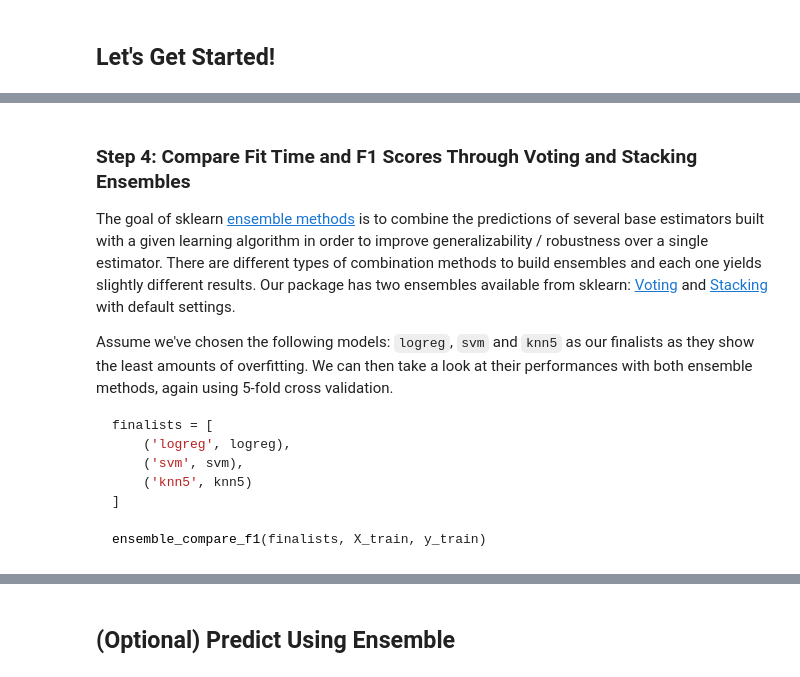
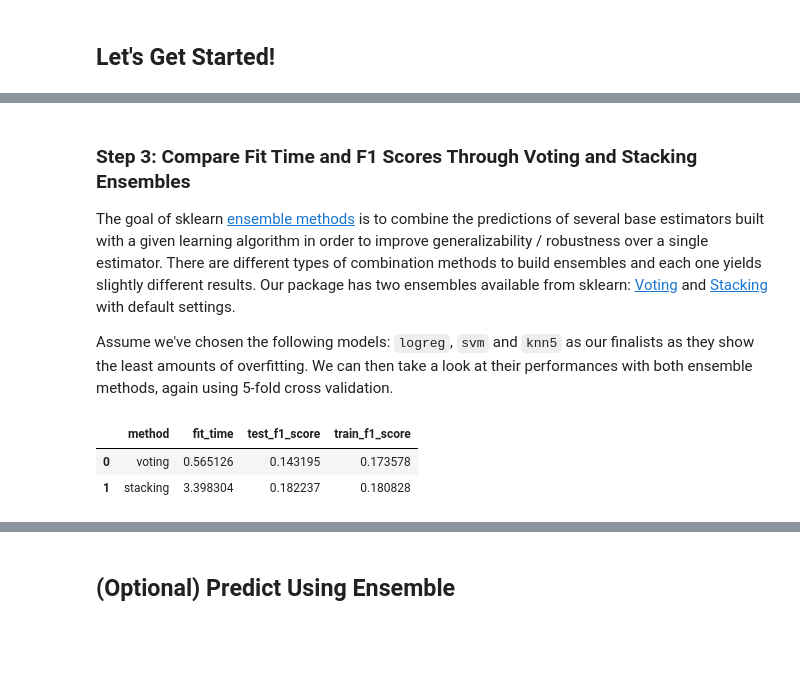
Before and after one commit to UBC-MDS/compare_classifiers, a Jupyter notebook: docs/example.ipynb, the cells around one changed output, grey strips where cells are left out. Cells and saved outputs as stored; diff of their text form; code cells hidden in the pictures; blank space fills up the shorter version.

````diff
--- a/docs/example.ipynb
+++ b/docs/example.ipynb
@@ -118,17 +168,21 @@ _(Please excuse the low test scores on the test dataset! Due to limited time of
 # %% [markdown]
-### Step 4: Compare Fit Time and F1 Scores Through Voting and Stacking Ensembles
+### Step 3: Compare Fit Time and F1 Scores Through Voting and Stacking Ensembles
 
 The goal of sklearn [ensemble methods](https://medium.com/@abhishekjainindore24/different-types-of-ensemble-techniques-bagging-boosting-stacking-voting-blending-b04355a03c93) is to combine the predictions of several base estimators built with a given learning algorithm in order to improve generalizability / robustness over a single estimator. There are different types of combination methods to build ensembles and each one yields slightly different results. Our package has two ensembles available from sklearn: [Voting](https://scikit-learn.org/1.5/modules/generated/sklearn.ensemble.VotingClassifier.html) and [Stacking](https://scikit-learn.org/dev/modules/generated/sklearn.ensemble.StackingClassifier.html) with default settings.
 
 Assume we've chosen the following models: `logreg`, `svm` and `knn5` as our finalists as they show the least amounts of overfitting. We can then take a look at their performances with both ensemble methods, again using 5-fold cross validation.
-
-```python
-finalists = [
-    ('logreg', logreg),
-    ('svm', svm),
-    ('knn5', knn5)
-]
-
-ensemble_compare_f1(finalists, X_train, y_train)
-```
+# %%
+from compare_classifiers.ensemble_compare_f1 import ensemble_compare_f1
+
+finalists = [
+    ('logreg', logreg),
+    ('svm', svm),
+    ('knn5', knn5)
+]
+
+ensemble_compare_f1(finalists, X_train, y_train)
+# %% [output]
+|  | method | fit_time | test_f1_score | train_f1_score |
+| 0 | voting | 0.565126 | 0.143195 | 0.173578 |
+| 1 | stacking | 3.398304 | 0.182237 | 0.180828 |
 # %% [markdown]
````
Also changed, not shown: parts of 22 cells of this notebook, 3 other files.
